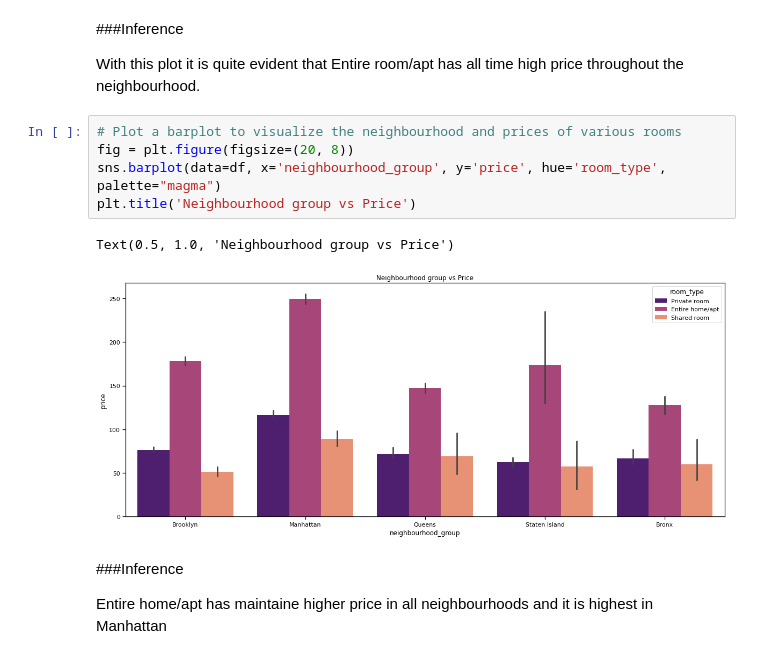
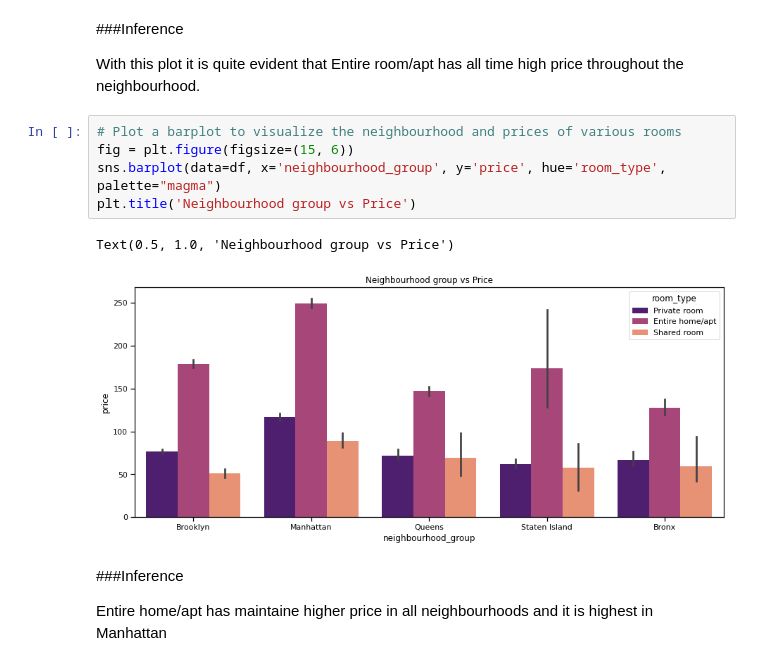
Before and after one commit to pasayat-siddhartha/Capstone_Project01_EDA_Airbnb_Booking_Analysis, a Jupyter notebook: SP_Airbnb_Bookings_Analysis_Capstone_Project.ipynb, the cells around one changed output. Cells and saved outputs as stored; diff of their text form.

```diff
--- a/SP_Airbnb_Bookings_Analysis_Capstone_Project.ipynb
+++ b/SP_Airbnb_Bookings_Analysis_Capstone_Project.ipynb
@@ -340,12 +340,12 @@ Text(0.5, 1.0, 'Neighbourhood vs Price')
 With this plot it is quite evident that Entire room/apt has all time high price throughout the neighbourhood.
 # %%
 # Plot a barplot to visualize the neighbourhood and prices of various rooms
-fig = plt.figure(figsize=(20, 8))
+fig = plt.figure(figsize=(15, 6))
 sns.barplot(data=df, x='neighbourhood_group', y='price', hue='room_type', palette="magma")
 plt.title('Neighbourhood group vs Price')
 # %% [output]
 Text(0.5, 1.0, 'Neighbourhood group vs Price')
-[figure, old version]
+[figure, new version]
 # %% [markdown]
 ###Inference
 
```
Also changed, not shown: parts of 2 cells of this notebook.
